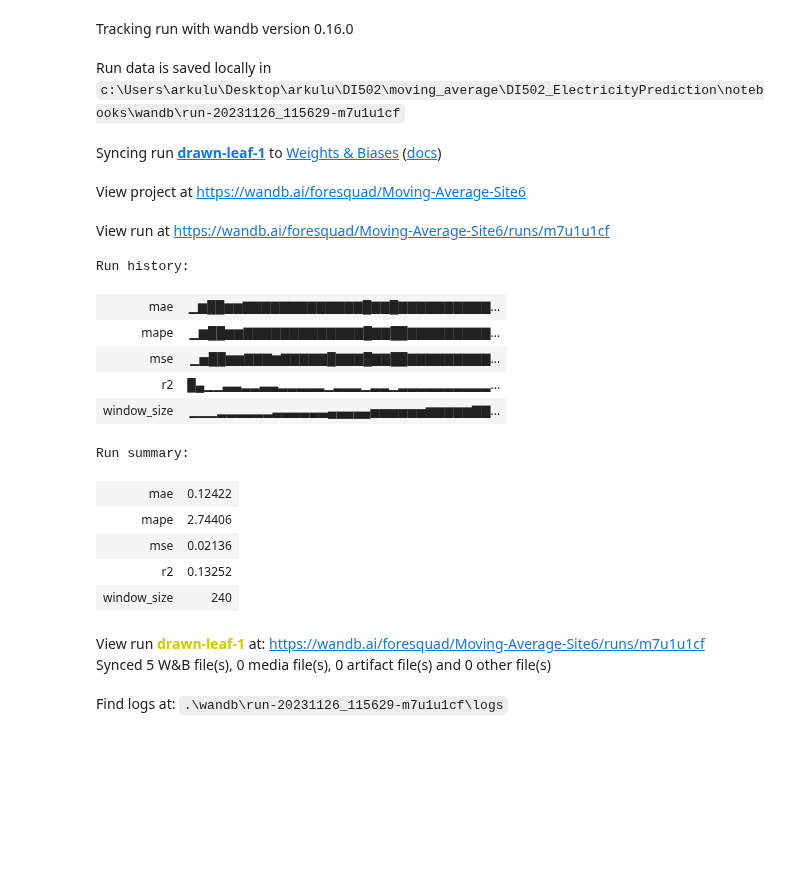
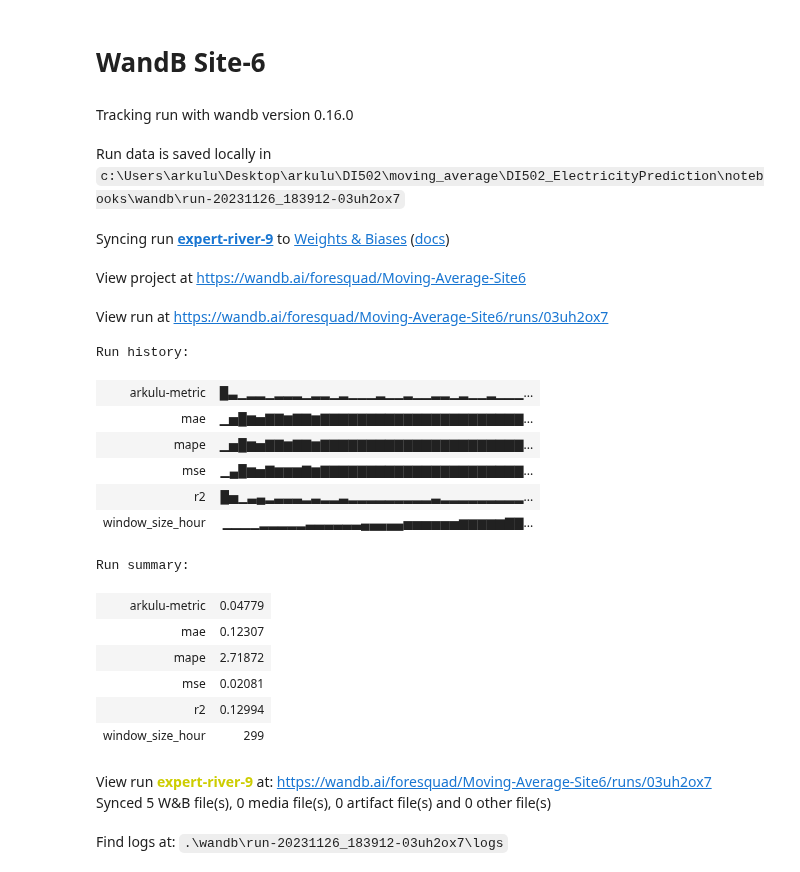
Before and after one commit to goksu-uzunturk/DI502_ElectricityPrediction, a Jupyter notebook: notebooks/MovingAverage.ipynb, the cells around one changed output. Drawn from its saved outputs; the diff is of its cells as text; code cells hidden in the pictures; blank space fills up the shorter version.

```diff
--- a/notebooks/MovingAverage.ipynb
+++ b/notebooks/MovingAverage.ipynb
@@ -99 +98,9 @@ site_6 = df[df['site_id'] == 6]
+# %%
+data1 = df[df['site_id'] == 1]
+data6 = df[df['site_id'] == 6]
+data1 = data1.sort_values(by='timestamp')
+data6 = data6.sort_values(by='timestamp')
+# %%
+window_size = 28  # You can adjust the window size
+figsize = (24,6)
 # %%
@@ -196,23 +169,23 @@ test1_data
 # %%
 # Define a range of window sizes to test
-window_sizes = range(1, 241, 1)
+window_sizes = range(1, 300 , 1)
 
 # Initialize WandB project
 wandb.init(project='Moving-Average-Site1', entity="foresquad", notes='Moving Average Model Analysis')  # Replace 'your_entity_name' with your WandB username
 
 for window_size in window_sizes:
     # Apply the moving average model to the test data
-    rolling_mean = test1_data['log_meter_reading'].rolling(window=window_size).mean().dropna()
+    rolling_mean = data1['log_meter_reading'].rolling(window=window_size).mean().dropna()
 
     # Calculate the performance metrics
-    mse1 = mean_squared_error(test1_data['log_meter_reading'].loc[rolling_mean.index], rolling_mean)
-    mae1 = mean_absolute_error(test1_data['log_meter_reading'].loc[rolling_mean.index], rolling_mean)
-    mape1 = np.mean(np.abs((test1_data['log_meter_reading'].loc[rolling_mean.index] - rolling_mean) /
-                           (test1_data['log_meter_reading'].loc[rolling_mean.index] + 1e-10))) * 100
-    r21 = r2_score(test1_data['log_meter_reading'].loc[rolling_mean.index], rolling_mean)
+    mse = mean_squared_error(data1['log_meter_reading'].loc[rolling_mean.index], rolling_mean)
+    mae = mean_absolute_error(data1['log_meter_reading'].loc[rolling_mean.index], rolling_mean)
+    mape = np.mean(np.abs((data1['log_meter_reading'].loc[rolling_mean.index] - rolling_mean) /
+                           (data1['log_meter_reading'].loc[rolling_mean.index] + 1e-10))) * 100
+    r2 = r2_score(data1['log_meter_reading'].loc[rolling_mean.index], rolling_mean)
 
     # Log metrics to WandB
-    wandb.log({'window_size': window_size, 'mse': mse1, 'mae': mae1, 'mape': mape1, 'r2': r21})
+    wandb.log({'window_size_hour': window_size, 'mse': mse, 'mae': mae, 'mape': mape, 'r2': r2, 'arkulu-metric': r2/mape})
 
 
 # Finish the WandB run
@@ -220,45 +216,49 @@ wandb.finish()
+# %% [markdown]
+# WandB Site-6
 # %%
 # Define a range of window sizes to test
-window_sizes = range(1, 241, 1)
+window_sizes = range(1, 300 , 1)
 
 # Initialize WandB project
 wandb.init(project='Moving-Average-Site6', entity="foresquad", notes='Moving Average Model Analysis')  # Replace 'your_entity_name' with your WandB username
 
 for window_size in window_sizes:
     # Apply the moving average model to the test data
-    rolling_mean = test6_data['log_meter_reading'].rolling(window=window_size).mean().dropna()
+    rolling_mean = data6['log_meter_reading'].rolling(window=window_size).mean().dropna()
 
     # Calculate the performance metrics
-    mse6 = mean_squared_error(test6_data['log_meter_reading'].loc[rolling_mean.index], rolling_mean)
-    mae6 = mean_absolute_error(test6_data['log_meter_reading'].loc[rolling_mean.index], rolling_mean)
-    mape6 = np.mean(np.abs((test6_data['log_meter_reading'].loc[rolling_mean.index] - rolling_mean) /
-                           (test6_data['log_meter_reading'].loc[rolling_mean.index] + 1e-10))) * 100
-    r26 = r2_score(test6_data['log_meter_reading'].loc[rolling_mean.index], rolling_mean)
+    mse = mean_squared_error(data6['log_meter_reading'].loc[rolling_mean.index], rolling_mean)
+    mae = mean_absolute_error(data6['log_meter_reading'].loc[rolling_mean.index], rolling_mean)
+    mape = np.mean(np.abs((data6['log_meter_reading'].loc[rolling_mean.index] - rolling_mean) /
+                           (data6['log_meter_reading'].loc[rolling_mean.index] + 1e-10))) * 100
+    r2 = r2_score(data6['log_meter_reading'].loc[rolling_mean.index], rolling_mean)
 
     # Log metrics to WandB
-    wandb.log({'window_size': window_size, 'mse': mse6, 'mae': mae6, 'mape': mape6, 'r2': r26})
+    wandb.log({'window_size_hour': window_size, 'mse': mse, 'mae' : mae, 'mape': mape, 'r2': r2, 'arkulu-metric' : r2/mape})
 
 
 # Finish the WandB run
 wandb.finish()
 # %% [output]
 Tracking run with wandb version 0.16.0
-Run data is saved locally in c:\Users\arkulu\Desktop\arkulu\DI502\moving_average\DI502_ElectricityPrediction\notebooks\wandb\run-20231126_115629-m7u1u1cf
+Run data is saved locally in c:\Users\arkulu\Desktop\arkulu\DI502\moving_average\DI502_ElectricityPrediction\notebooks\wandb\run-20231126_183912-03uh2ox7
-Syncing run drawn-leaf-1 to Weights & Biases (docs)
+Syncing run expert-river-9 to Weights & Biases (docs)
 View project at https://wandb.ai/foresquad/Moving-Average-Site6
-View run at https://wandb.ai/foresquad/Moving-Average-Site6/runs/m7u1u1cf
+View run at https://wandb.ai/foresquad/Moving-Average-Site6/runs/03uh2ox7
 Run history:
-| mae | ▁▆██▆▆▇▇▇▇▇▇▇▇▇▇▇▇▇█▇▇█▇▇▇▇▇▇▇▇▇▇... |
-| mape | ▁▆██▆▆▇▇▇▇▇▇▇▇▇▇▇▇▇█▇▇██▇▇▇▇▇▇▇▇▇... |
-| mse | ▁▅██▆▆▇▇▇▆▇▇▇▇▇█▇▇▇█▇▇██▇▇▇▇▇▇▇▇▇... |
-| r2 | █▄▁▁▃▃▂▂▃▃▂▂▂▂▂▁▂▂▂▁▂▂▁▂▂▂▂▂▂▂▂▂▂... |
-| window_size | ▁▁▁▂▂▂▂▂▂▃▃▃▃▃▃▄▄▄▄▄▅▅▅▅▅▅▆▆▆▆▆▇▇... |
+| arkulu-metric | █▃▁▂▂▁▂▂▂▁▂▂▁▂▁▁▁▂▁▁▂▁▁▂▂▁▂▁▁▂▁▁▁... |
+| mae | ▁▅█▆▅▇▇▆▇▇▆▇▇▇▇▇▇▇▇▇▇▇▇▇▇▇▇▇▇▇▇▇▇... |
+| mape | ▁▅█▆▅▇▇▆▇▇▆▇▇▇▇▇▇▇▇▇▇▇▇▇▇▇▇▇▇▇▇▇▇... |
+| mse | ▁▄█▆▅▇▆▆▆▇▆▇▇▇▇▇▇▇▇▇▇▇▇▇▇▇▇▇▇▇▇▇▇... |
+| r2 | █▅▁▃▄▂▃▃▃▂▃▂▂▃▂▂▂▂▂▂▂▂▂▃▂▂▂▂▂▂▂▂▂... |
+| window_size_hour | ▁▁▁▁▂▂▂▂▂▃▃▃▃▃▃▄▄▄▄▄▅▅▅▅▅▅▆▆▆▆▆▇▇... |
 Run summary:
-| mae | 0.12422 |
-| mape | 2.74406 |
-| mse | 0.02136 |
-| r2 | 0.13252 |
-| window_size | 240 |
+| arkulu-metric | 0.04779 |
+| mae | 0.12307 |
+| mape | 2.71872 |
+| mse | 0.02081 |
+| r2 | 0.12994 |
+| window_size_hour | 299 |
-View run drawn-leaf-1 at: https://wandb.ai/foresquad/Moving-Average-Site6/runs/m7u1u1cf
+View run expert-river-9 at: https://wandb.ai/foresquad/Moving-Average-Site6/runs/03uh2ox7
 Synced 5 W&B file(s), 0 media file(s), 0 artifact file(s) and 0 other file(s)
-Find logs at: .\wandb\run-20231126_115629-m7u1u1cf\logs
+Find logs at: .\wandb\run-20231126_183912-03uh2ox7\logs
```
Also changed, not shown: parts of 8 cells of this notebook.
